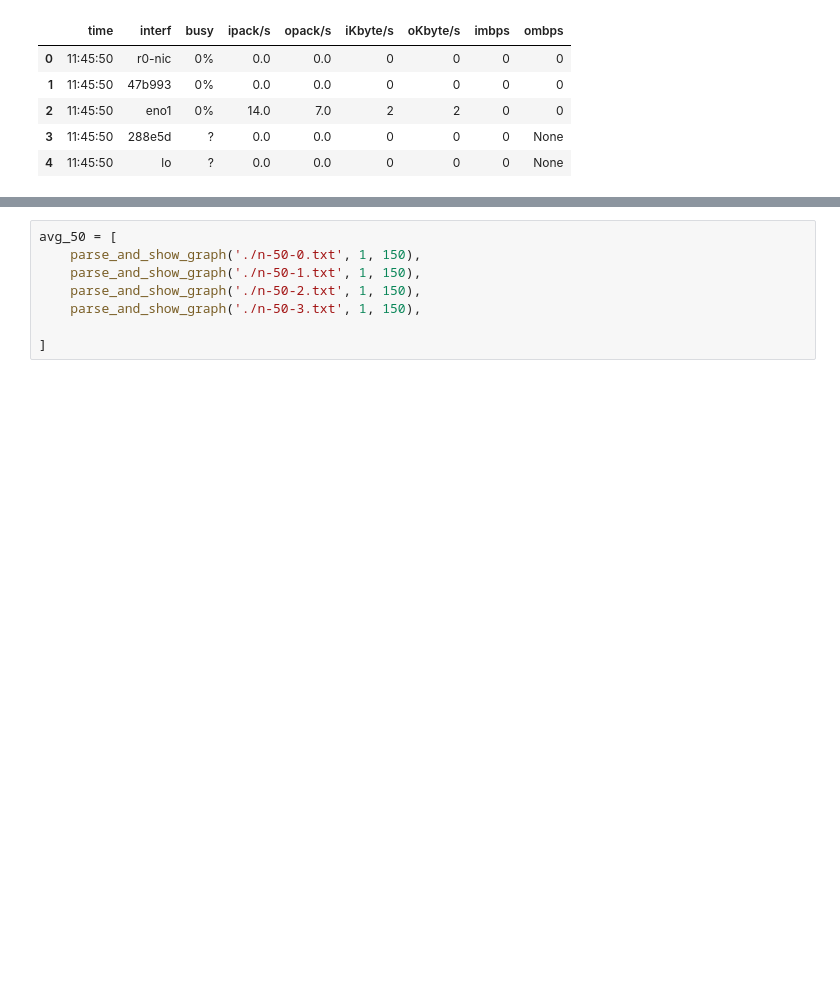
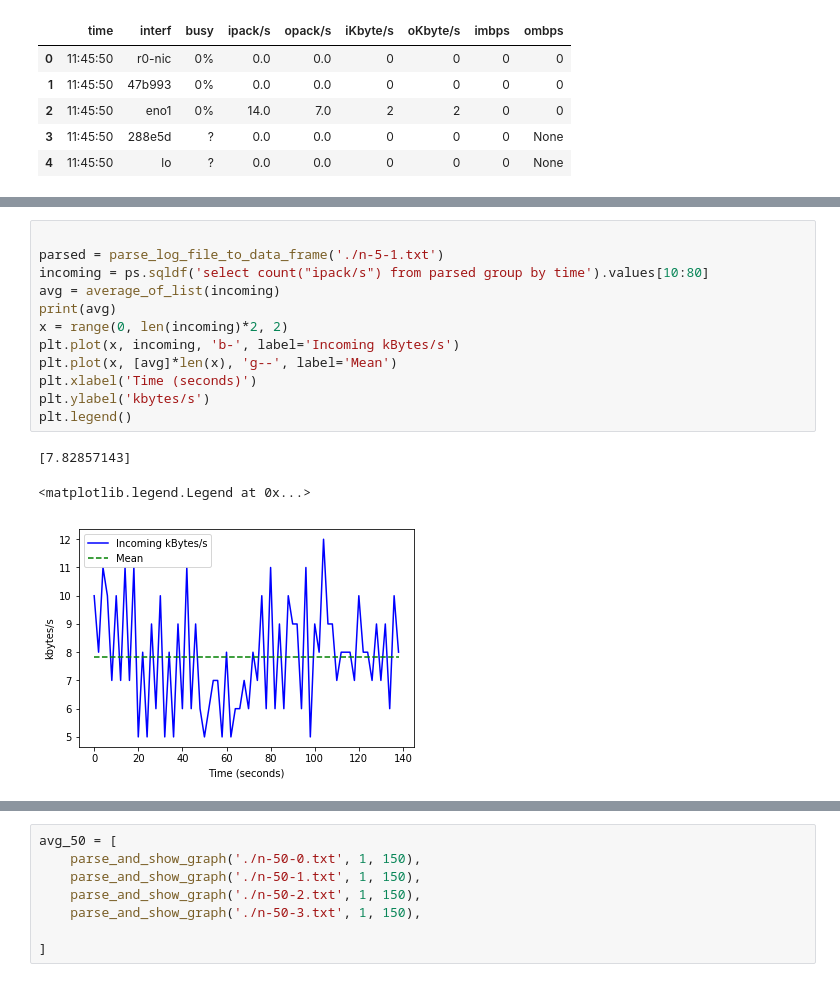
Before and after one commit to ZacBlanco/cse-223b, a Jupyter notebook: examples/web-crawler-n/analysis/analyze-web-crawler.ipynb, the cells around one changed output, grey strips where cells are left out. Drawn from its saved outputs; the diff is of its cells as text; blank space fills up the shorter version.

```diff
--- a/examples/web-crawler-n/analysis/analyze-web-crawler.ipynb
+++ b/examples/web-crawler-n/analysis/analyze-web-crawler.ipynb
@@ -83,3 +80,19 @@ plt.plot(incoming)
+# %%
+
+parsed = parse_log_file_to_data_frame('./n-5-1.txt')
+incoming = ps.sqldf('select count("ipack/s") from parsed group by time').values[10:80]
+avg = average_of_list(incoming)
+print(avg)
+x = range(0, len(incoming)*2, 2)
+plt.plot(x, incoming, 'b-', label='Incoming kBytes/s')
+plt.plot(x, [avg]*len(x), 'g--', label='Mean')
+plt.xlabel('Time (seconds)')
+plt.ylabel('kbytes/s')
+plt.legend()
+# %% [output]
+[7.82857143]
+<matplotlib.legend.Legend at 0x...>
+[figure, added]
 # %%
 avg_100 = [
     parse_and_show_graph('./n-100-0.txt', 1, 150),
```
Also changed, not shown: parts of 12 cells of this notebook.
